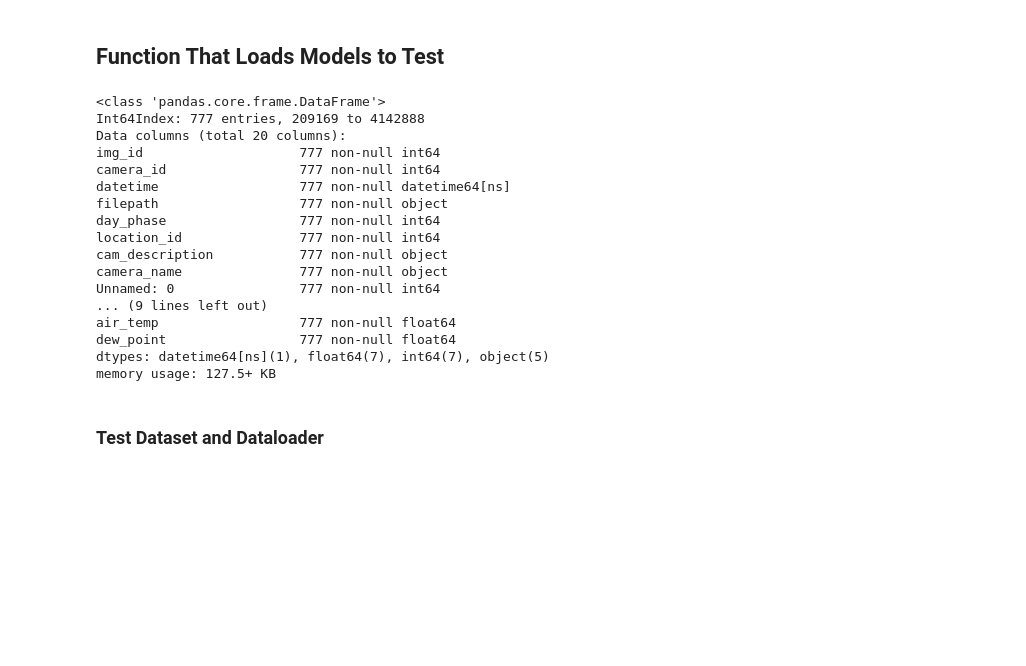
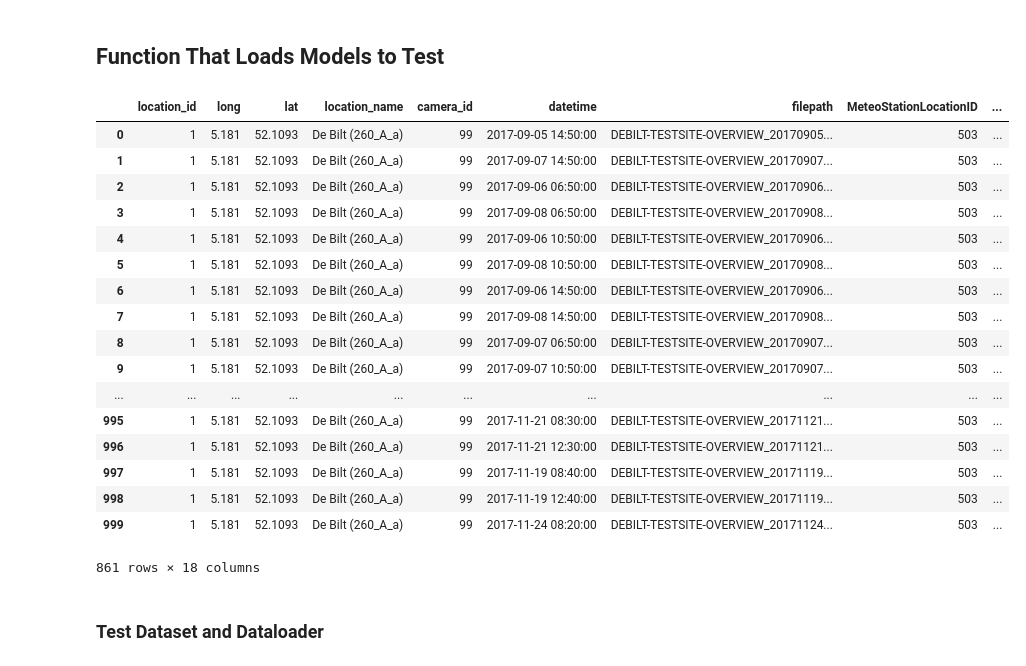
Before and after one commit to TimMolleman/FogDetection, a Jupyter notebook: notebooks/Testing.ipynb, the cells around one changed output. Cells and saved outputs as stored; diff of their text form; code cells hidden in the pictures; blank space fills up the shorter version.

```diff
--- a/notebooks/Testing.ipynb
+++ b/notebooks/Testing.ipynb
@@ -336,25 +336,26 @@ def load_model(filepath):
 
     return loaded_model
 # %%
-pd.read_pickle('../data/semi-processed/test_df_IDW').info()
+pd.read_pickle('../data/semi-processed/main_dataframe_IDW')
 # %% [output]
+|  | location_id | long | lat | location_name | camera_id | datetime | filepath | MeteoStationLocationID | ... |
+| 0 | 1 | 5.181 | 52.1093 | De Bilt (260_A_a) | 99 | 2017-09-05 14:50:00 | DEBILT-TESTSITE-OVERVIEW_20170905... | 503 | ... |
+| 1 | 1 | 5.181 | 52.1093 | De Bilt (260_A_a) | 99 | 2017-09-07 14:50:00 | DEBILT-TESTSITE-OVERVIEW_20170907... | 503 | ... |
+| 2 | 1 | 5.181 | 52.1093 | De Bilt (260_A_a) | 99 | 2017-09-06 06:50:00 | DEBILT-TESTSITE-OVERVIEW_20170906... | 503 | ... |
+| 3 | 1 | 5.181 | 52.1093 | De Bilt (260_A_a) | 99 | 2017-09-08 06:50:00 | DEBILT-TESTSITE-OVERVIEW_20170908... | 503 | ... |
+| 4 | 1 | 5.181 | 52.1093 | De Bilt (260_A_a) | 99 | 2017-09-06 10:50:00 | DEBILT-TESTSITE-OVERVIEW_20170906... | 503 | ... |
+| 5 | 1 | 5.181 | 52.1093 | De Bilt (260_A_a) | 99 | 2017-09-08 10:50:00 | DEBILT-TESTSITE-OVERVIEW_20170908... | 503 | ... |
+| 6 | 1 | 5.181 | 52.1093 | De Bilt (260_A_a) | 99 | 2017-09-06 14:50:00 | DEBILT-TESTSITE-OVERVIEW_20170906... | 503 | ... |
+| 7 | 1 | 5.181 | 52.1093 | De Bilt (260_A_a) | 99 | 2017-09-08 14:50:00 | DEBILT-TESTSITE-OVERVIEW_20170908... | 503 | ... |
+| 8 | 1 | 5.181 | 52.1093 | De Bilt (260_A_a) | 99 | 2017-09-07 06:50:00 | DEBILT-TESTSITE-OVERVIEW_20170907... | 503 | ... |
+| 9 | 1 | 5.181 | 52.1093 | De Bilt (260_A_a) | 99 | 2017-09-07 10:50:00 | DEBILT-TESTSITE-OVERVIEW_20170907... | 503 | ... |
+| ... | ... | ... | ... | ... | ... | ... | ... | ... | ... |
+| 995 | 1 | 5.181 | 52.1093 | De Bilt (260_A_a) | 99 | 2017-11-21 08:30:00 | DEBILT-TESTSITE-OVERVIEW_20171121... | 503 | ... |
+| 996 | 1 | 5.181 | 52.1093 | De Bilt (260_A_a) | 99 | 2017-11-21 12:30:00 | DEBILT-TESTSITE-OVERVIEW_20171121... | 503 | ... |
+| 997 | 1 | 5.181 | 52.1093 | De Bilt (260_A_a) | 99 | 2017-11-19 08:40:00 | DEBILT-TESTSITE-OVERVIEW_20171119... | 503 | ... |
+| 998 | 1 | 5.181 | 52.1093 | De Bilt (260_A_a) | 99 | 2017-11-19 12:40:00 | DEBILT-TESTSITE-OVERVIEW_20171119... | 503 | ... |
+| 999 | 1 | 5.181 | 52.1093 | De Bilt (260_A_a) | 99 | 2017-11-24 08:20:00 | DEBILT-TESTSITE-OVERVIEW_20171124... | 503 | ... |
-<class 'pandas.core.frame.DataFrame'>
-Int64Index: 777 entries, 209169 to 4142888
-Data columns (total 20 columns):
-img_id                    777 non-null int64
-camera_id                 777 non-null int64
-datetime                  777 non-null datetime64[ns]
-filepath                  777 non-null object
-day_phase                 777 non-null int64
-location_id               777 non-null int64
-cam_description           777 non-null object
-camera_name               777 non-null object
-Unnamed: 0                777 non-null int64
-... (9 lines left out)
-air_temp                  777 non-null float64
-dew_point                 777 non-null float64
-dtypes: datetime64[ns](1), float64(7), int64(7), object(5)
-memory usage: 127.5+ KB
+861 rows × 18 columns
 # %% [markdown]
 ### Test Dataset and Dataloader
 # %%
```
Also changed, not shown: 3 other files.
